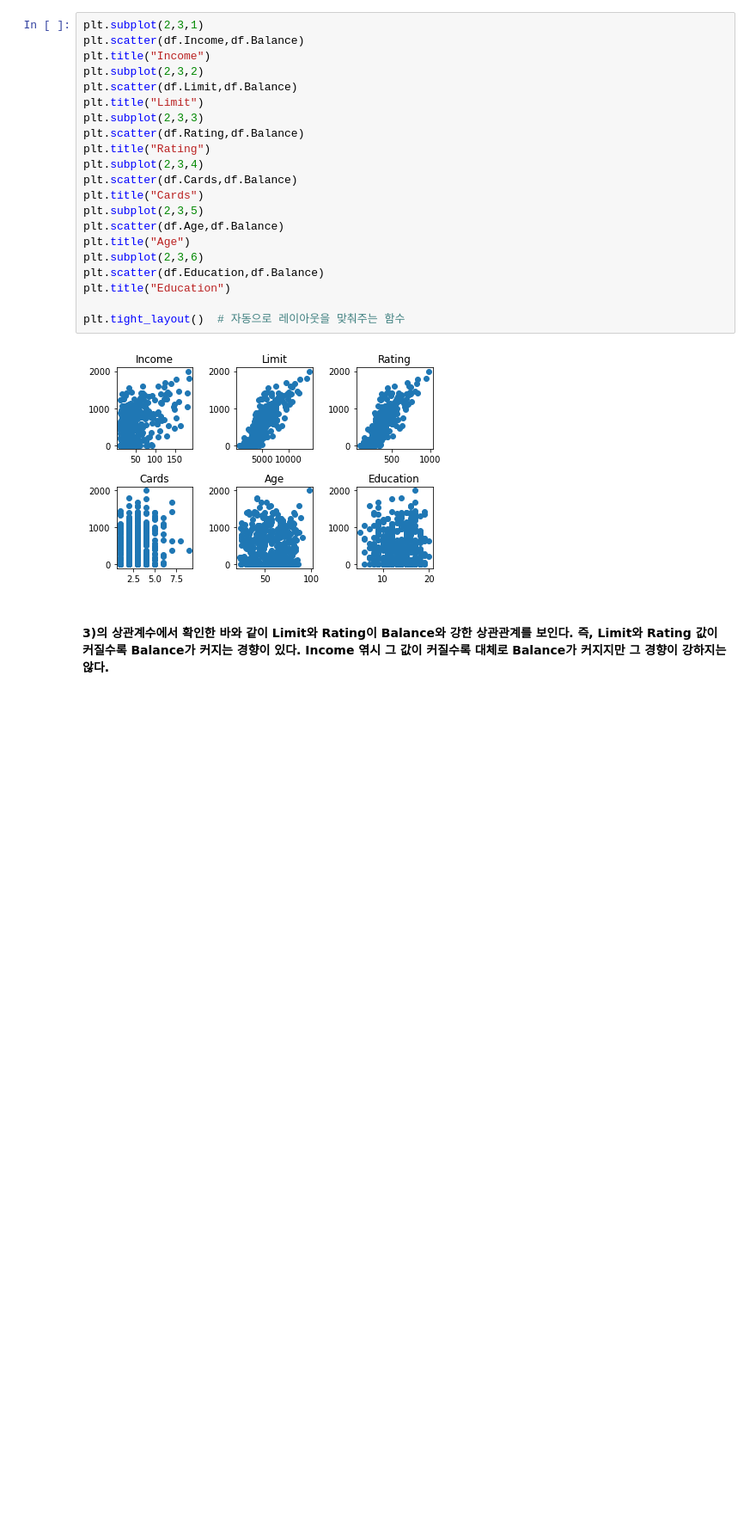
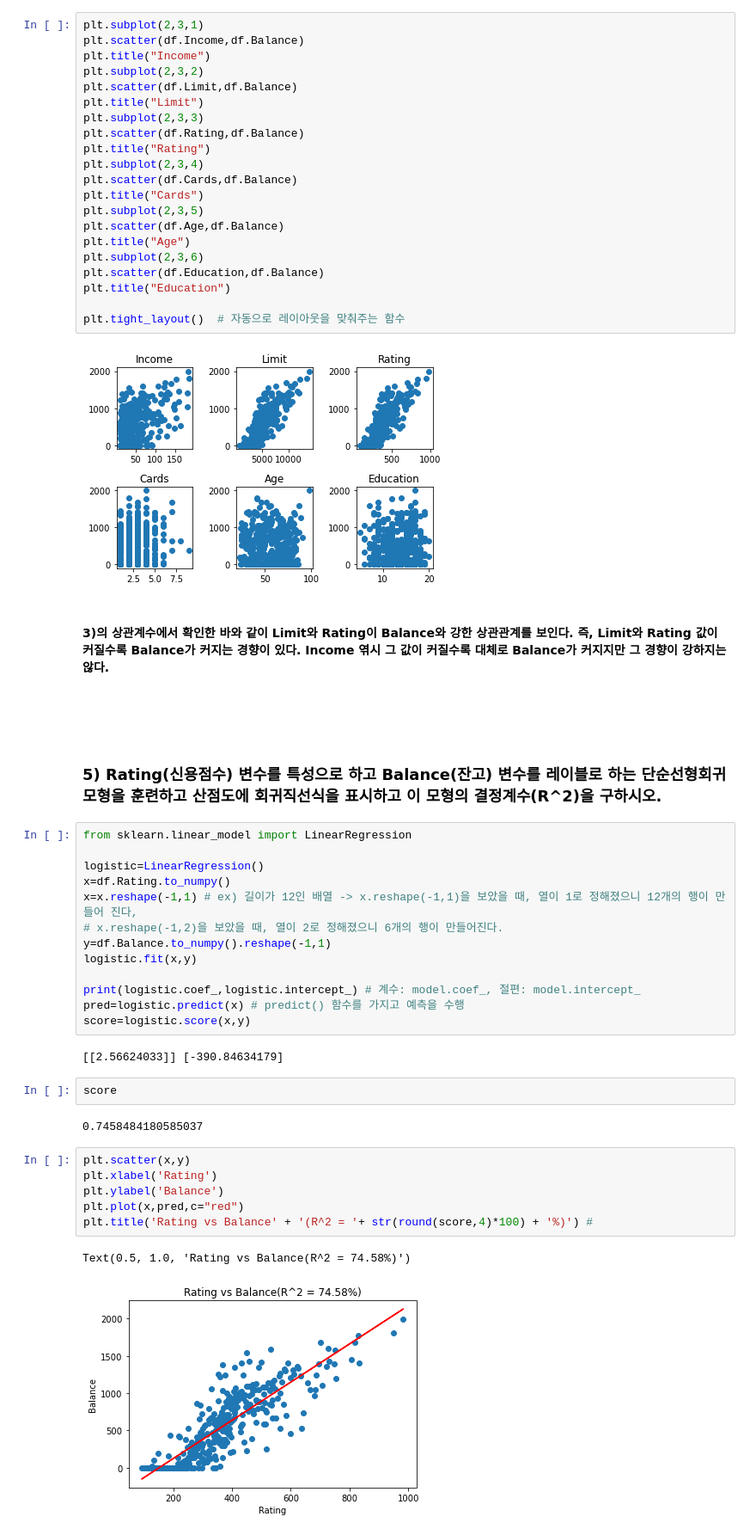
Before and after one commit to HongJungWan/HongJungWan-MachineLearning-study, a Jupyter notebook: Foundation/Concept2.ipynb, the cells around one changed output. Shown at 86% size. Drawn from its saved outputs; the diff is of its cells as text; blank space fills up the shorter version.

```diff
--- a/Foundation/Concept2.ipynb
+++ b/Foundation/Concept2.ipynb
@@ -204,3 +206,35 @@ plt.tight_layout()  # 자동으로 레이아웃을 맞춰주는 함수
 [figure]
 # %% [markdown]
 #### 3)의 상관계수에서 확인한 바와 같이 Limit와 Rating이 Balance와 강한 상관관계를 보인다. 즉, Limit와 Rating 값이 커질수록 Balance가 커지는 경향이 있다. Income 엮시 그 값이 커질수록 대체로 Balance가 커지지만 그 경향이 강하지는 않다.
+
+<br><br>
+# %% [markdown]
+### 5) Rating(신용점수) 변수를 특성으로 하고 Balance(잔고) 변수를 레이블로 하는 단순선형회귀모형을 훈련하고 산점도에 회귀직선식을 표시하고 이 모형의 결정계수(R^2)을 구하시오.
+# %%
+from sklearn.linear_model import LinearRegression
+
+logistic=LinearRegression()
+x=df.Rating.to_numpy()
+x=x.reshape(-1,1) # ex) 길이가 12인 배열 -> x.reshape(-1,1)을 보았을 때, 열이 1로 정해졌으니 12개의 행이 만들어 진다,
+# x.reshape(-1,2)을 보았을 때, 열이 2로 정해졌으니 6개의 행이 만들어진다.
+y=df.Balance.to_numpy().reshape(-1,1)
+logistic.fit(x,y)
+
+print(logistic.coef_,logistic.intercept_) # 계수: model.coef_, 절편: model.intercept_
+pred=logistic.predict(x) # predict() 함수를 가지고 예측을 수행
+score=logistic.score(x,y)
+# %% [output]
+[[2.56624033]] [-390.84634179]
+# %%
+score
+# %% [output]
+0.7458484180585037
+# %%
+plt.scatter(x,y)
+plt.xlabel('Rating')
+plt.ylabel('Balance')
+plt.plot(x,pred,c="red")
+plt.title('Rating vs Balance' + '(R^2 = '+ str(round(score,4)*100) + '%)') #
+# %% [output]
+Text(0.5, 1.0, 'Rating vs Balance(R^2 = 74.58%)')
+[figure, added]
```
Also changed, not shown: parts of 13 cells of this notebook.
